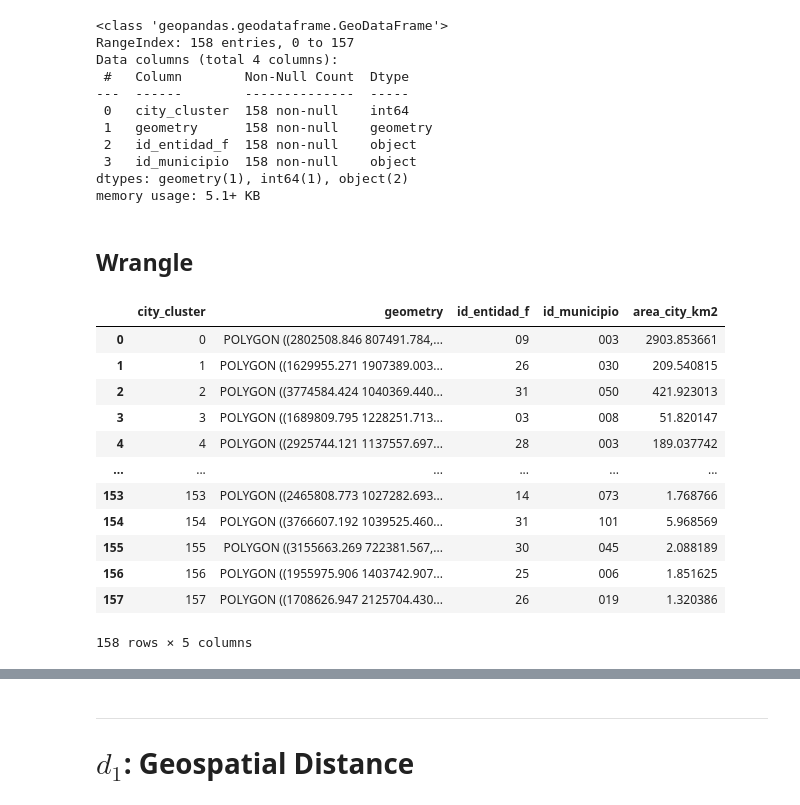
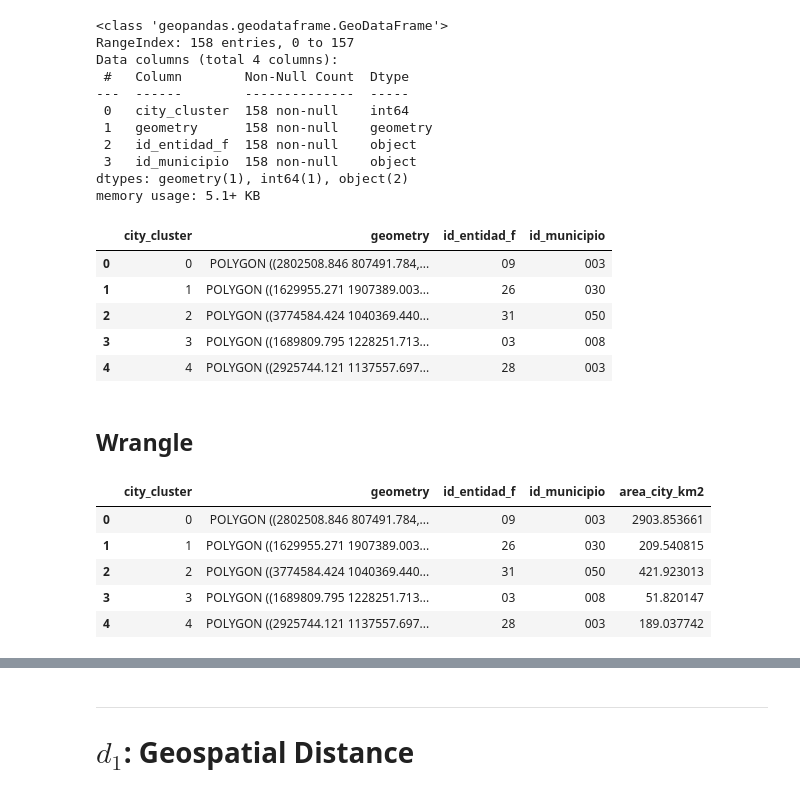
Before and after one commit to romanAVJ/mds-research-stay, a Jupyter notebook: src/P1_PRE_EDA/s6_competitors.ipynb, the cells around one changed output, grey strips where cells are left out. Saved outputs shown, nothing was run; the diff lists cells and outputs as text; code cells hidden in the pictures.

```diff
--- a/src/P1_PRE_EDA/s6_competitors.ipynb
+++ b/src/P1_PRE_EDA/s6_competitors.ipynb
@@ -83,26 +89,29 @@ Data columns (total 4 columns):
  3   id_municipio  158 non-null    object
 dtypes: geometry(1), int64(1), object(2)
 memory usage: 5.1+ KB
+# %%
+# see table
+gdf_cities.head()
+# %% [output]
+|  | city_cluster | geometry | id_entidad_f | id_municipio |
+| 0 | 0 | POLYGON ((2802508.846 807491.784,... | 09 | 003 |
+| 1 | 1 | POLYGON ((1629955.271 1907389.003... | 26 | 030 |
+| 2 | 2 | POLYGON ((3774584.424 1040369.440... | 31 | 050 |
+| 3 | 3 | POLYGON ((1689809.795 1228251.713... | 03 | 008 |
+| 4 | 4 | POLYGON ((2925744.121 1137557.697... | 28 | 003 |
 # %% [markdown]
 ## Wrangle
 # %%
 # get area of each city
 gdf_cities["area_city_km2"] = gdf_cities["geometry"].area / 1e+6
-gdf_cities
+gdf_cities.head()
 # %% [output]
 |  | city_cluster | geometry | id_entidad_f | id_municipio | area_city_km2 |
 | 0 | 0 | POLYGON ((2802508.846 807491.784,... | 09 | 003 | 2903.853661 |
 | 1 | 1 | POLYGON ((1629955.271 1907389.003... | 26 | 030 | 209.540815 |
 | 2 | 2 | POLYGON ((3774584.424 1040369.440... | 31 | 050 | 421.923013 |
 | 3 | 3 | POLYGON ((1689809.795 1228251.713... | 03 | 008 | 51.820147 |
 | 4 | 4 | POLYGON ((2925744.121 1137557.697... | 28 | 003 | 189.037742 |
-| ... | ... | ... | ... | ... | ... |
-| 153 | 153 | POLYGON ((2465808.773 1027282.693... | 14 | 073 | 1.768766 |
-| 154 | 154 | POLYGON ((3766607.192 1039525.460... | 31 | 101 | 5.968569 |
-| 155 | 155 | POLYGON ((3155663.269 722381.567,... | 30 | 045 | 2.088189 |
-| 156 | 156 | POLYGON ((1955975.906 1403742.907... | 25 | 006 | 1.851625 |
-| 157 | 157 | POLYGON ((1708626.947 2125704.430... | 26 | 019 | 1.320386 |
-158 rows × 5 columns
 # %%
 # join data
 gdf_properties = (
```
Also changed, not shown: parts of 78 cells of this notebook, 1 other file.
